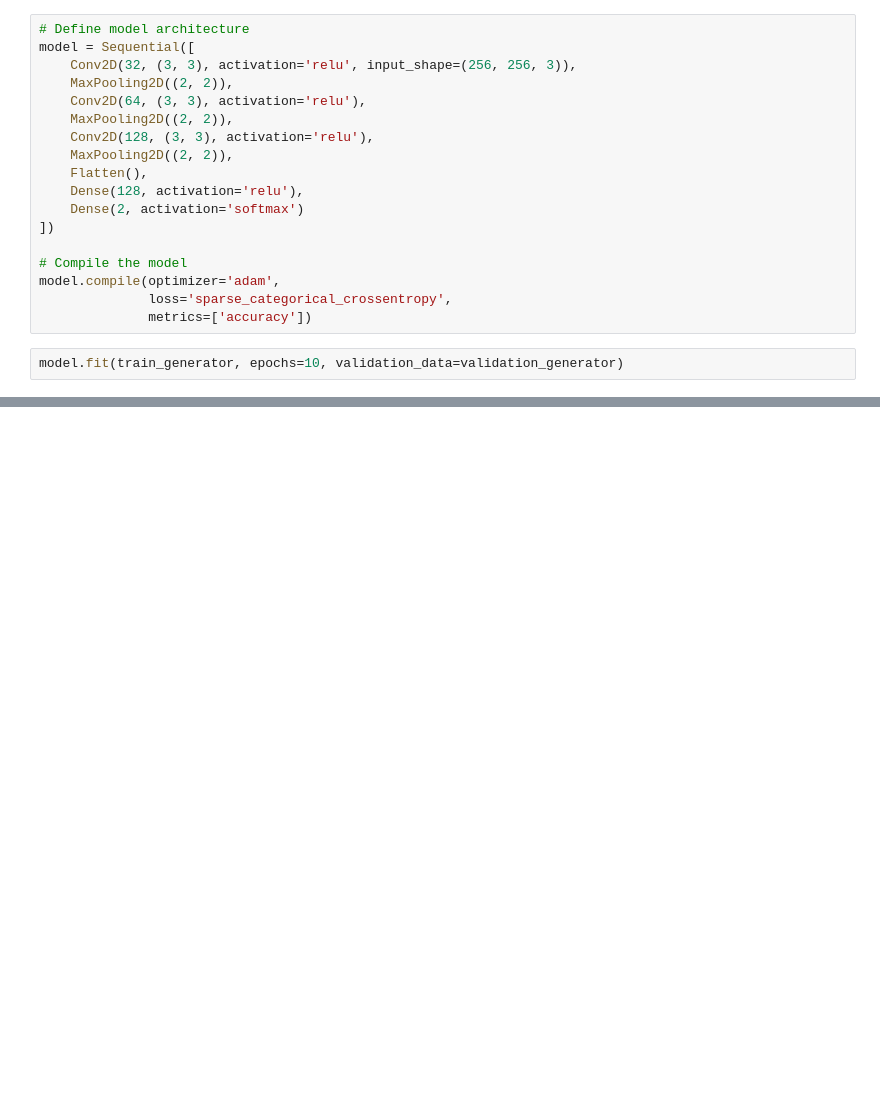
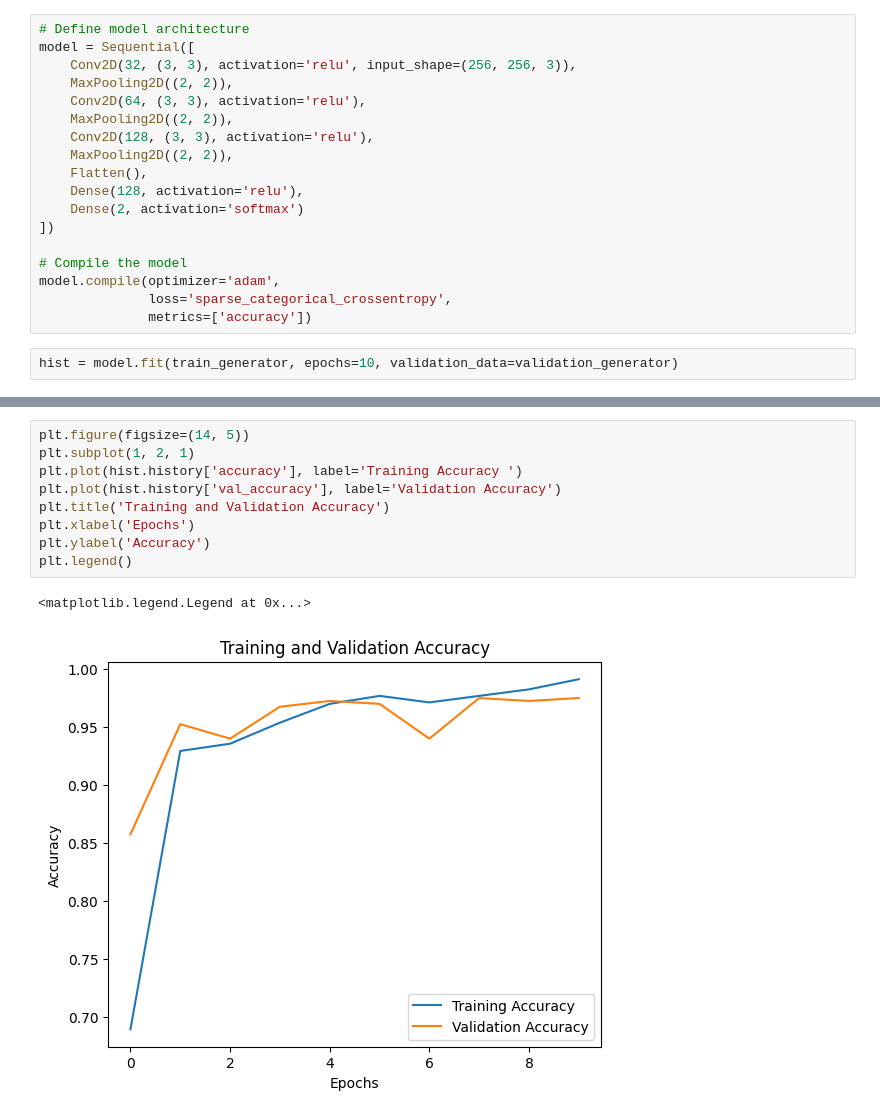
Before and after one commit to aneetajose/tldc, a Jupyter notebook: model/Untitled.ipynb, the cells around one changed output, grey strips where cells are left out. Drawn from its saved outputs; the diff is of its cells as text; blank space fills up the shorter version.

```diff
--- a/model/Untitled.ipynb
+++ b/model/Untitled.ipynb
@@ -66,6 +66,6 @@ model.compile(optimizer='adam',
               loss='sparse_categorical_crossentropy',
               metrics=['accuracy'])
 # %%
-model.fit(train_generator, epochs=10, validation_data=validation_generator)
+hist = model.fit(train_generator, epochs=10, validation_data=validation_generator)
 # %% [output]
 Epoch 1/10
@@ -113,0 +101,12 @@ Tomato___Bacterial_spot
+# %%
+plt.figure(figsize=(14, 5))
+plt.subplot(1, 2, 1)
+plt.plot(hist.history['accuracy'], label='Training Accuracy ')
+plt.plot(hist.history['val_accuracy'], label='Validation Accuracy')
+plt.title('Training and Validation Accuracy')
+plt.xlabel('Epochs')
+plt.ylabel('Accuracy')
+plt.legend()
+# %% [output]
+<matplotlib.legend.Legend at 0x...>
+[figure, added]
```
Also changed, not shown: parts of 5 cells of this notebook, 4 other files.
